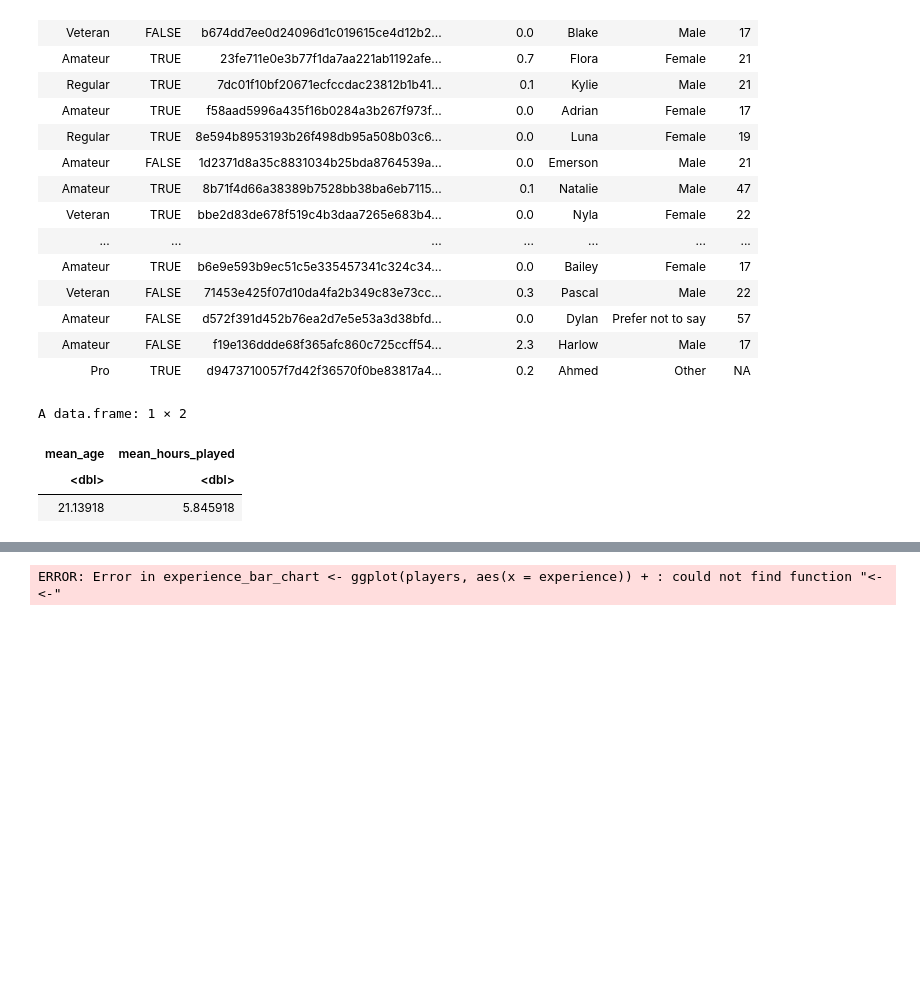
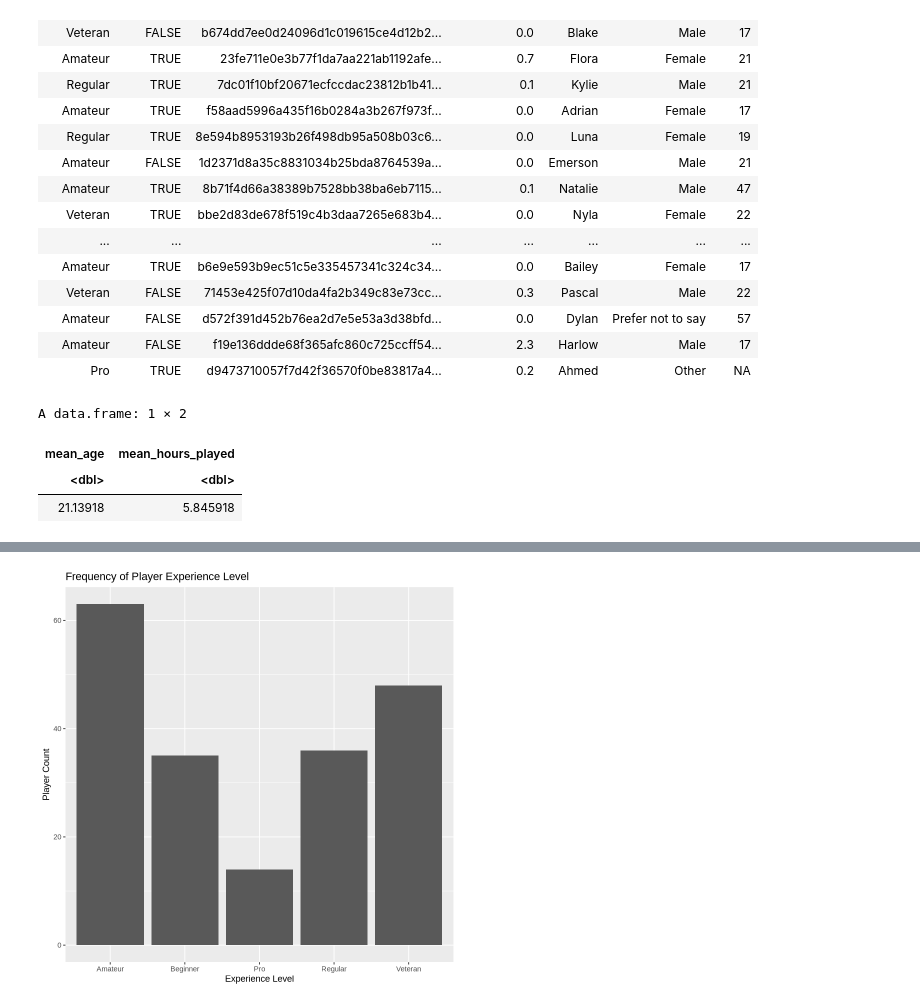
Before and after one commit to jaimeharrington/DSCI-Project-2025-Final, a Jupyter notebook: IndividualStage.ipynb, the cells around one changed output, grey strips where cells are left out. Cells and saved outputs as stored; diff of their text form; code cells hidden in the pictures; blank space fills up the shorter version.

```diff
--- a/IndividualStage.ipynb
+++ b/IndividualStage.ipynb
@@ -147,10 +147,10 @@ Warning message:
 # %%
 experience_bar_chart <- players |>
     ggplot(aes(x = experience)) +
     geom_bar() +
     xlab("Experience Level") +
     ylab("Player Count") +
-    ggtitle = "Frequency of Player Experience Level"
+    ggtitle("Frequency of Player Experience Level")
 experience_bar_chart
 # %% [output]
-ERROR: Error in experience_bar_chart <- ggplot(players, aes(x = experience)) + : could not find function "<-<-"
+[figure, added]
```
Also changed, not shown: parts of 3 cells of this notebook.
